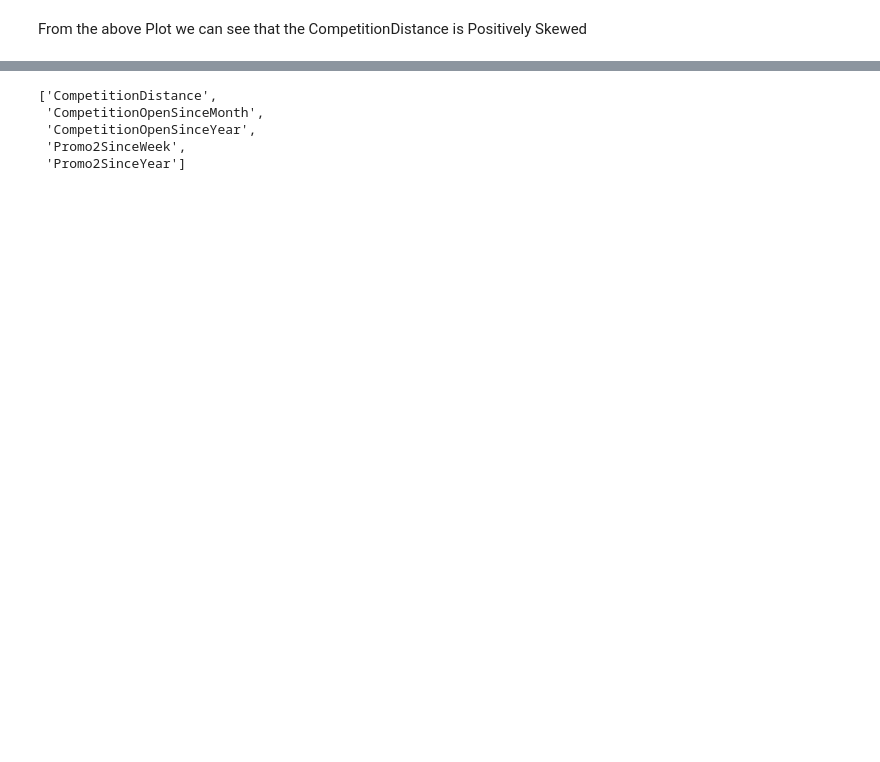
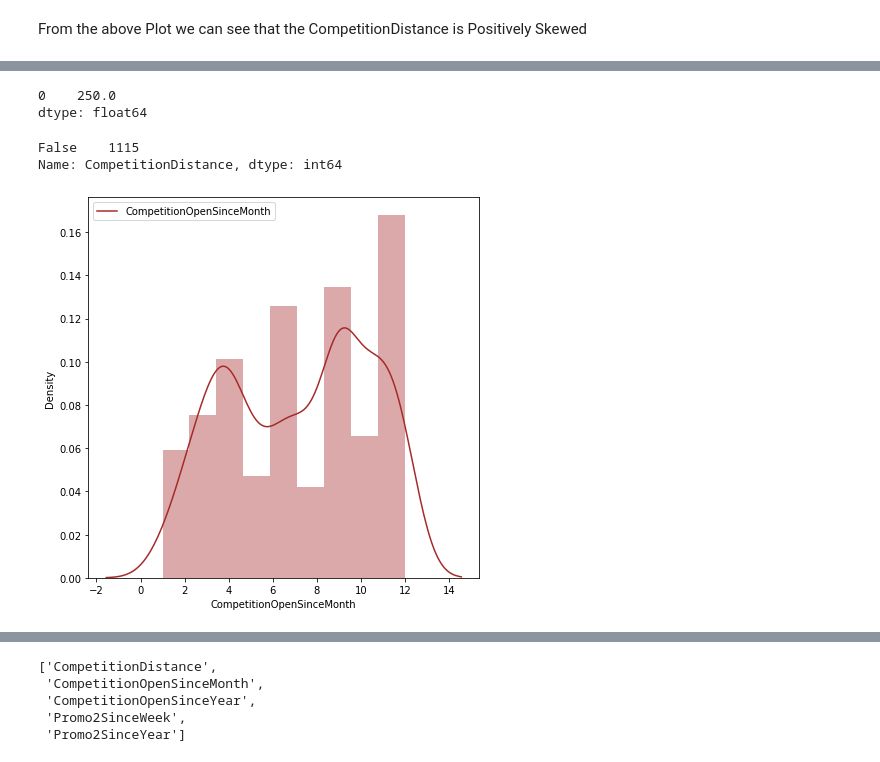
Before and after one commit to SaniyaBubere/ML_Regression_Retails_Sales_Prediction, a Jupyter notebook: ML_Regression_Retails_sales_Prediction.ipynb, the cells around one changed output, grey strips where cells are left out. Saved outputs shown, nothing was run; the diff lists cells and outputs as text; code cells hidden in the pictures; blank space fills up the shorter version.

```diff
--- a/ML_Regression_Retails_sales_Prediction.ipynb
+++ b/ML_Regression_Retails_sales_Prediction.ipynb
@@ -240,0 +252,22 @@ From the above Plot we can see that the CompetitionDistance is Positively Skewed
+# %%
+#checking mode
+Checking_Mode=df2['CompetitionDistance'].mode()
+Checking_Mode
+# %% [output]
+0    250.0
+dtype: float64
+# %%
+#Filling Nan Values With Median
+df2['CompetitionDistance'].fillna(Checking_Median,inplace=True)
+#Checking that Nan Value is Replaced or Not
+df2['CompetitionDistance'].isnull().value_counts()
+# %% [output]
+False    1115
+Name: CompetitionDistance, dtype: int64
+# %%
+plt.figure(figsize=(7,7))
+sns.distplot(df2['CompetitionOpenSinceMonth'],color = 'brown')
+plt.legend(['CompetitionOpenSinceMonth'])
+plt.show()
+# %% [output]
+[figure, added]
```
Also changed, not shown: parts of 52 cells of this notebook.
